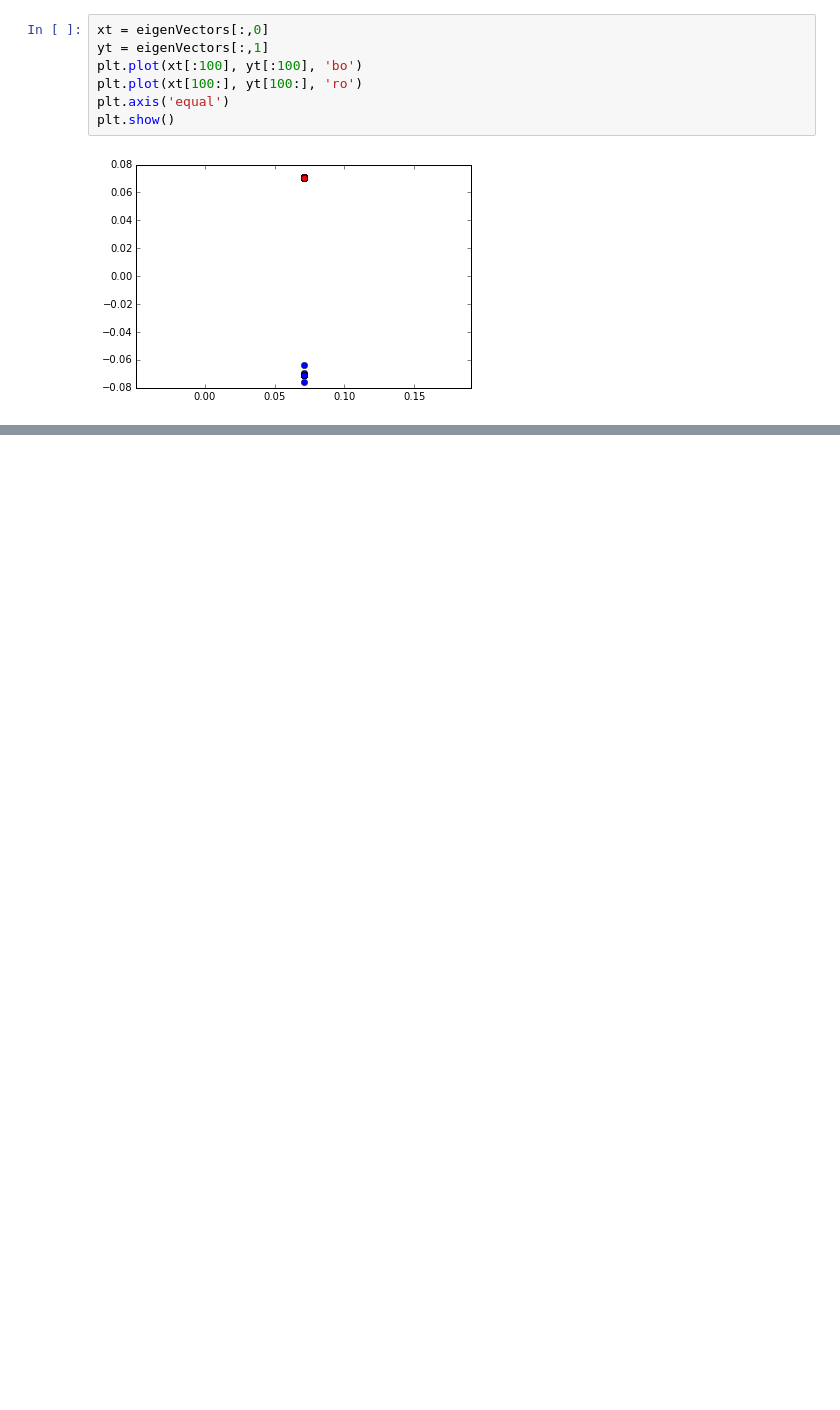
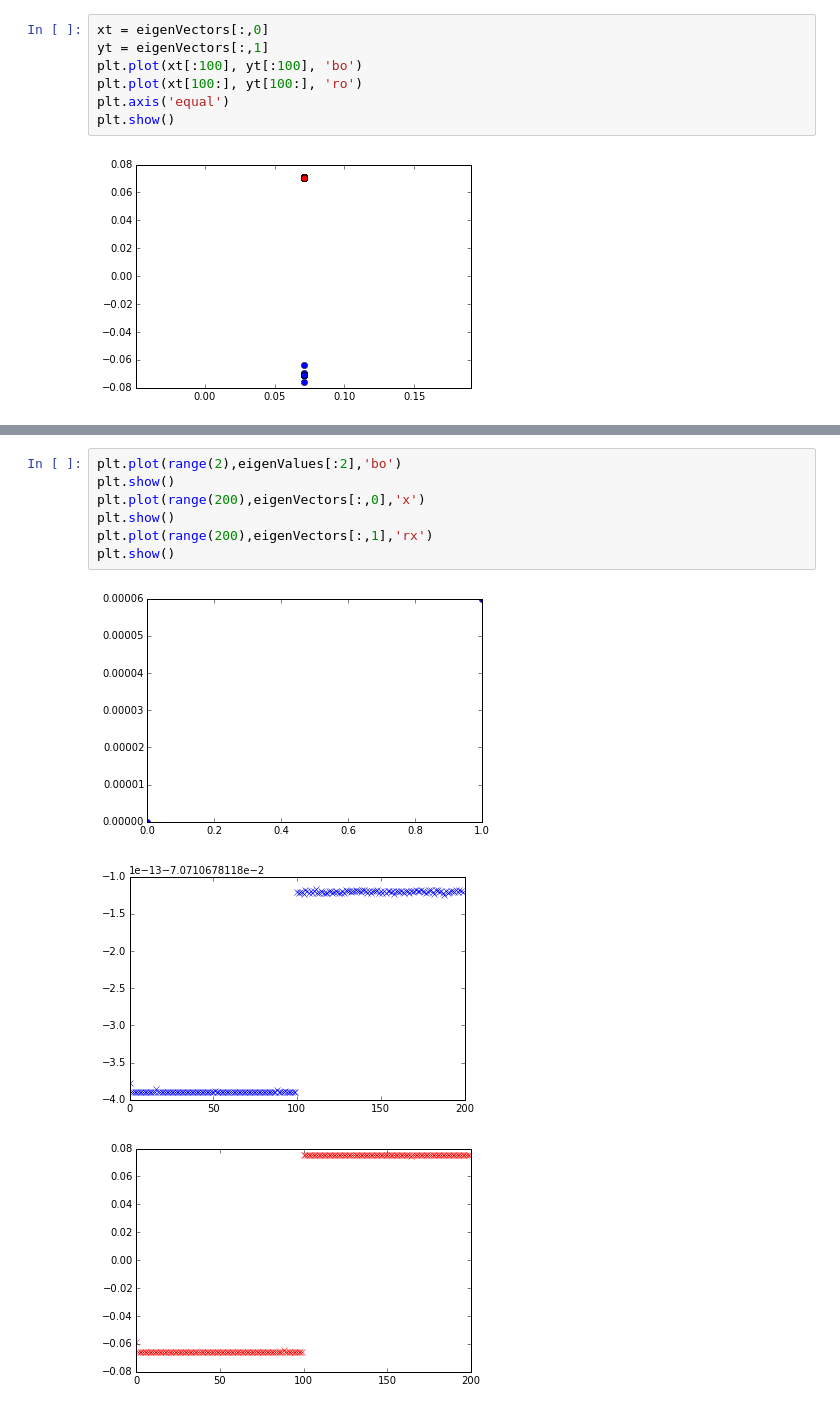
Before and after one commit to babakahmadi/Thesis, a Jupyter notebook: implementation/ Simple Gaussian example.ipynb, the cells around one changed output, grey strips where cells are left out. Drawn from its saved outputs; the diff is of its cells as text; blank space fills up the shorter version.

```diff
--- a/implementation/ Simple Gaussian example.ipynb
+++ b/implementation/ Simple Gaussian example.ipynb
@@ -76 +82,12 @@ plt.show()
+# %%
+plt.plot(range(2),eigenValues[:2],'bo')
+plt.show()
+plt.plot(range(200),eigenVectors[:,0],'x')
+plt.show()
+plt.plot(range(200),eigenVectors[:,1],'rx')
+plt.show()
+# %% [output]
+[figure, added]
+[figure, added]
+[figure, added]
 # %%
```
Also changed, not shown: parts of 11 cells of this notebook.
